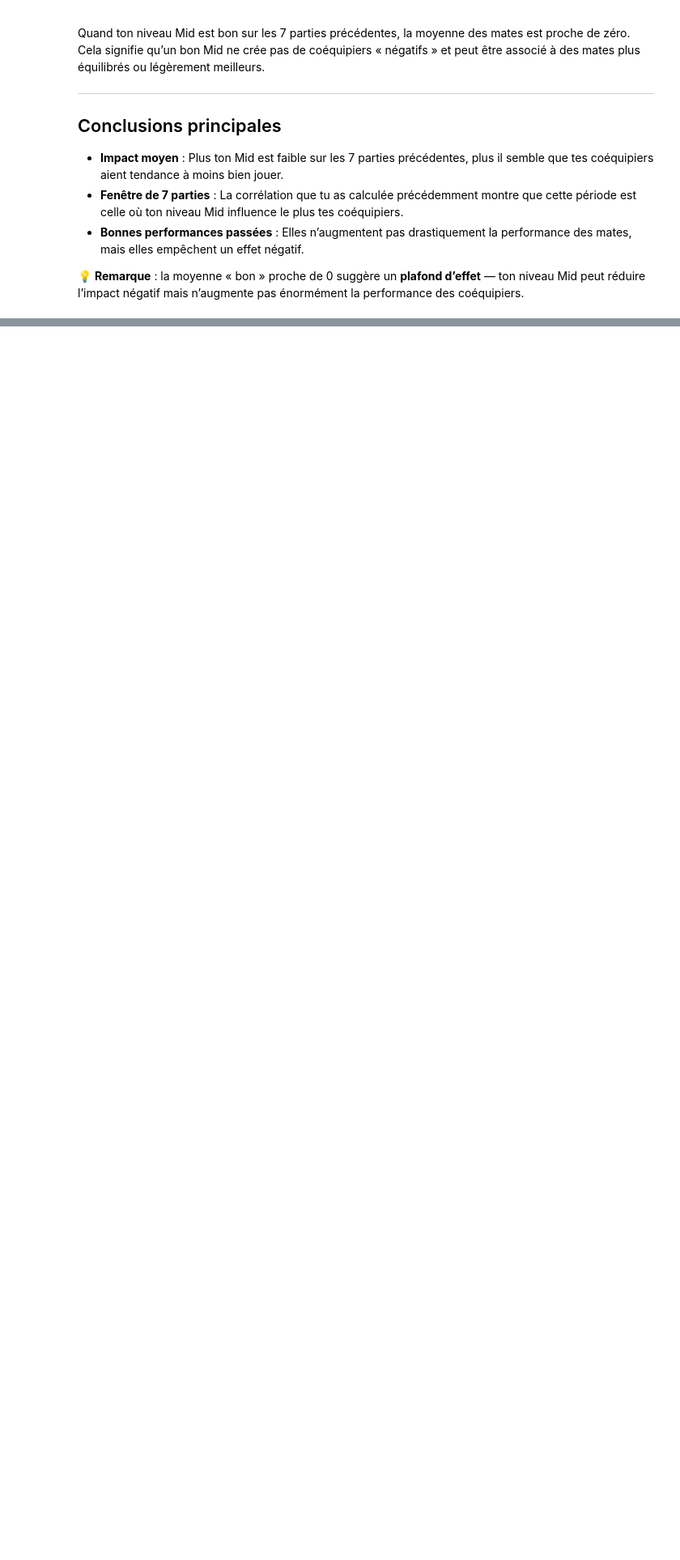
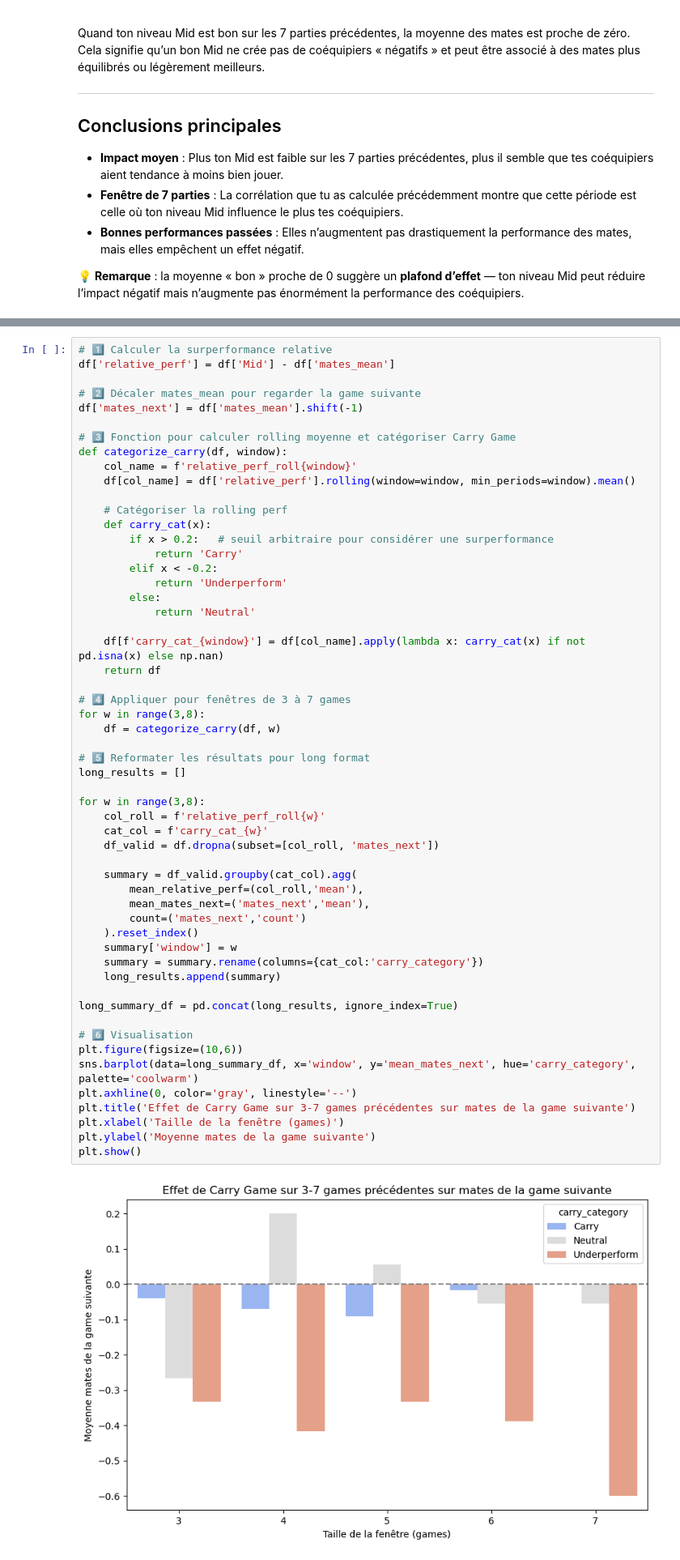
Before and after one commit to codeurEnHerbe/Analyse, a Jupyter notebook: Analyse 2.ipynb, the cells around one changed output, grey strips where cells are left out. Shown at 81% size. Cells and saved outputs as stored; diff of their text form; blank space fills up the shorter version.

```diff
--- a/Analyse 2.ipynb
+++ b/Analyse 2.ipynb
@@ -114,0 +140,57 @@ Cela signifie qu’un bon Mid ne crée pas de coéquipiers « négatifs » et pe
+# %%
+# 1️⃣ Calculer la surperformance relative
+df['relative_perf'] = df['Mid'] - df['mates_mean']
+
+# 2️⃣ Décaler mates_mean pour regarder la game suivante
+df['mates_next'] = df['mates_mean'].shift(-1)
+
+# 3️⃣ Fonction pour calculer rolling moyenne et catégoriser Carry Game
+def categorize_carry(df, window):
+    col_name = f'relative_perf_roll{window}'
+    df[col_name] = df['relative_perf'].rolling(window=window, min_periods=window).mean()
+
+    # Catégoriser la rolling perf
+    def carry_cat(x):
+        if x > 0.2:   # seuil arbitraire pour considérer une surperformance
+            return 'Carry'
+        elif x < -0.2:
+            return 'Underperform'
+        else:
+            return 'Neutral'
+
+    df[f'carry_cat_{window}'] = df[col_name].apply(lambda x: carry_cat(x) if not pd.isna(x) else np.nan)
+    return df
+
+# 4️⃣ Appliquer pour fenêtres de 3 à 7 games
+for w in range(3,8):
+    df = categorize_carry(df, w)
+
+# 5️⃣ Reformater les résultats pour long format
+long_results = []
+
+for w in range(3,8):
+    col_roll = f'relative_perf_roll{w}'
+    cat_col = f'carry_cat_{w}'
+    df_valid = df.dropna(subset=[col_roll, 'mates_next'])
+
+    summary = df_valid.groupby(cat_col).agg(
+        mean_relative_perf=(col_roll,'mean'),
+        mean_mates_next=('mates_next','mean'),
+        count=('mates_next','count')
+    ).reset_index()
+    summary['window'] = w
+    summary = summary.rename(columns={cat_col:'carry_category'})
+    long_results.append(summary)
+
+long_summary_df = pd.concat(long_results, ignore_index=True)
+
+# 6️⃣ Visualisation
+plt.figure(figsize=(10,6))
+sns.barplot(data=long_summary_df, x='window', y='mean_mates_next', hue='carry_category', palette='coolwarm')
+plt.axhline(0, color='gray', linestyle='--')
+plt.title('Effet de Carry Game sur 3-7 games précédentes sur mates de la game suivante')
+plt.xlabel('Taille de la fenêtre (games)')
+plt.ylabel('Moyenne mates de la game suivante')
+plt.show()
+# %% [output]
+[figure, added]
```
Also changed, not shown: parts of 3 cells of this notebook.
